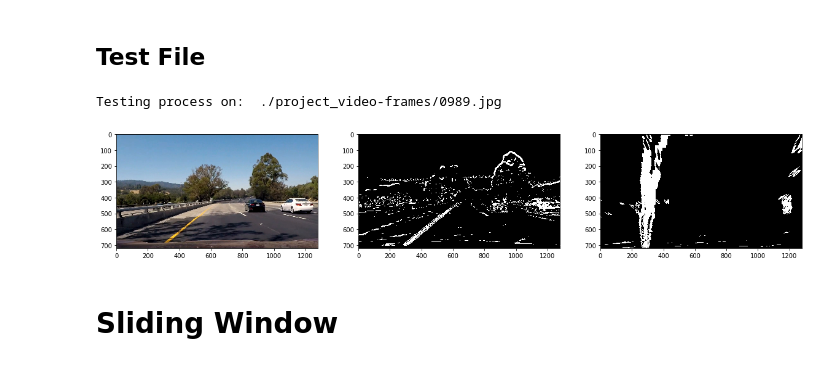
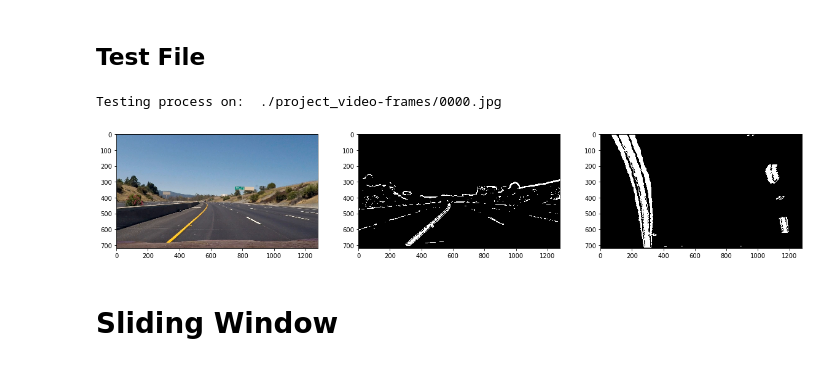
Before and after one commit to drganjoo/CarND-Advanced-Lane-Lines, a Jupyter notebook: LaneMarkingTest.ipynb, the cells around one changed output. Saved outputs shown, nothing was run; the diff lists cells and outputs as text; code cells hidden in the pictures.

```diff
--- a/LaneMarkingTest.ipynb
+++ b/LaneMarkingTest.ipynb
@@ -22,28 +22,29 @@ Algorithm Initialized
 ## Test File
 # %%
 #testfile = './project_video-frames/1038.jpg'
-testfile = './project_video-frames/0989.jpg'
+#testfile = './project_video-frames/0989.jpg'
+testfile = './project_video-frames/0000.jpg'
 
 print('Testing process on: ', testfile)
 
 def load_test_image():
     img = mpimg.imread(testfile)
     return img
 
 img = load_test_image()
 binary_warped = lane_algo.get_warped_image(img)
 binary_img = lane_algo.binary_img
 
 f, (ax1, ax2, ax3) = plt.subplots(1,3,figsize=(20,10))
 
 ax1.imshow(img)
 ax2.imshow(binary_img, cmap='gray')
 ax3.imshow(binary_warped, cmap='gray')
 
 plt.show()
 # %% [output]
-Testing process on:  ./project_video-frames/0989.jpg
+Testing process on:  ./project_video-frames/0000.jpg
-[figure, old version]
+[figure, new version]
 # %% [markdown]
 # Sliding Window
 # %% [markdown]
```
Also changed, not shown: parts of 9 cells of this notebook, 9 other files.
